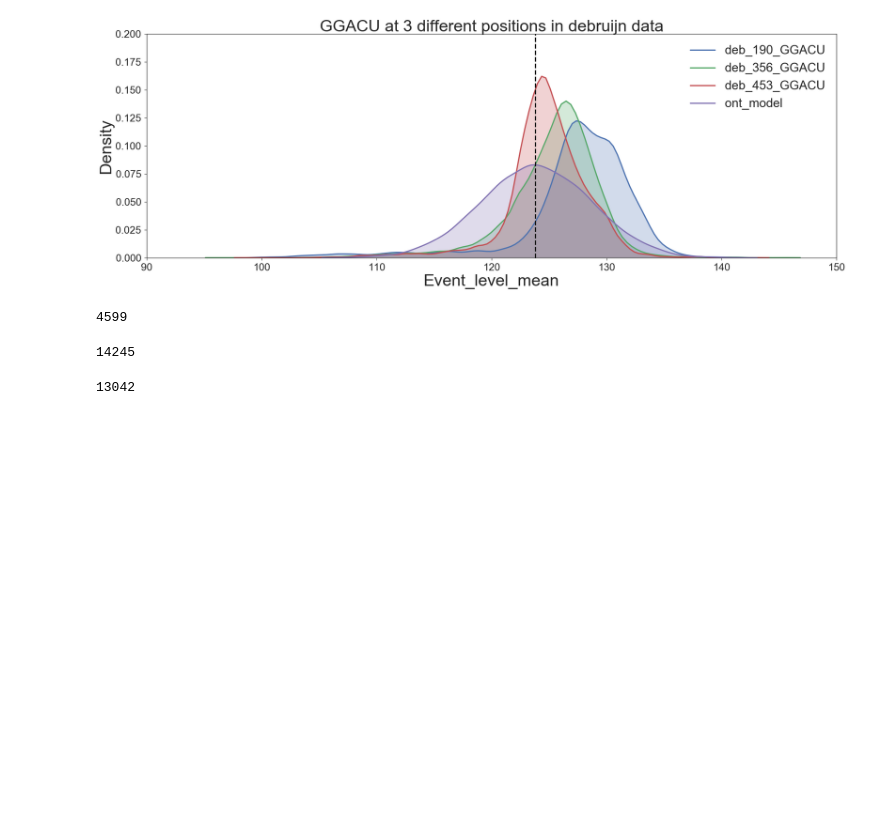
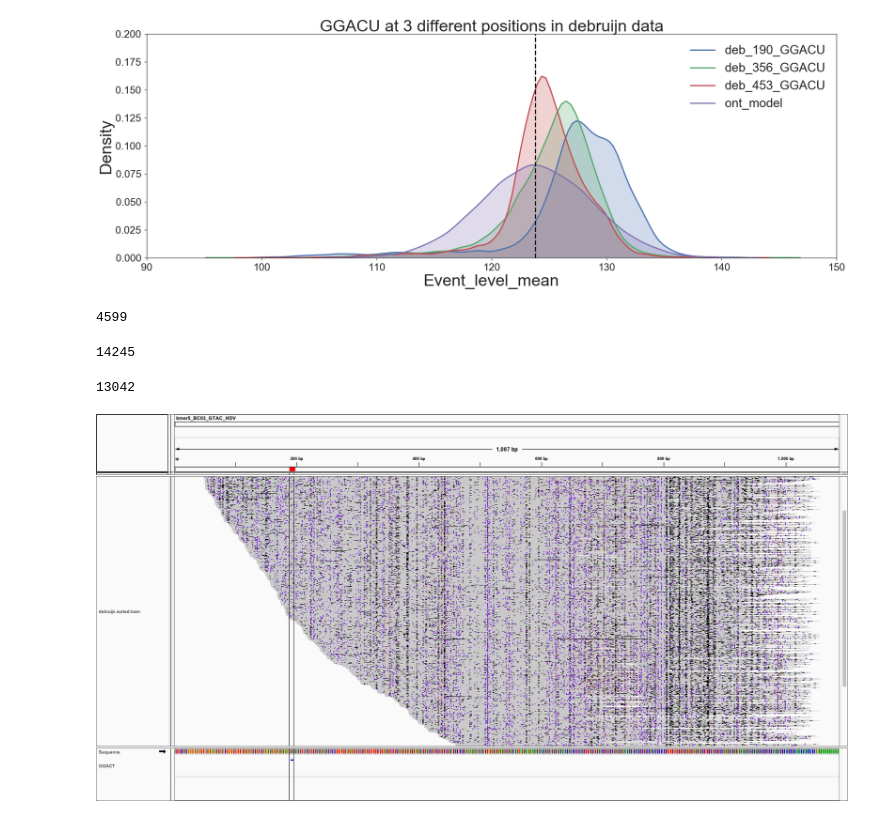
Before and after one commit to timplab/rna_consortia, a Jupyter notebook: scripts/debruijn.ipynb, the cells around one changed output. Drawn from its saved outputs; the diff is of its cells as text; code cells hidden in the pictures; blank space fills up the shorter version.

Commit message:
Add files via upload
igv plots

```diff
--- a/scripts/debruijn.ipynb
+++ b/scripts/debruijn.ipynb
@@ -86,3 +86,8 @@ len(deb_356_GGACU)
 len(deb_453_GGACU)
 # %% [output]
 13042
+# %%
+from IPython.display import Image
+Image(filename='db_192.png')
+# %% [output]
+[figure, added]
```
Also changed, not shown: parts of 2 cells of this notebook.
